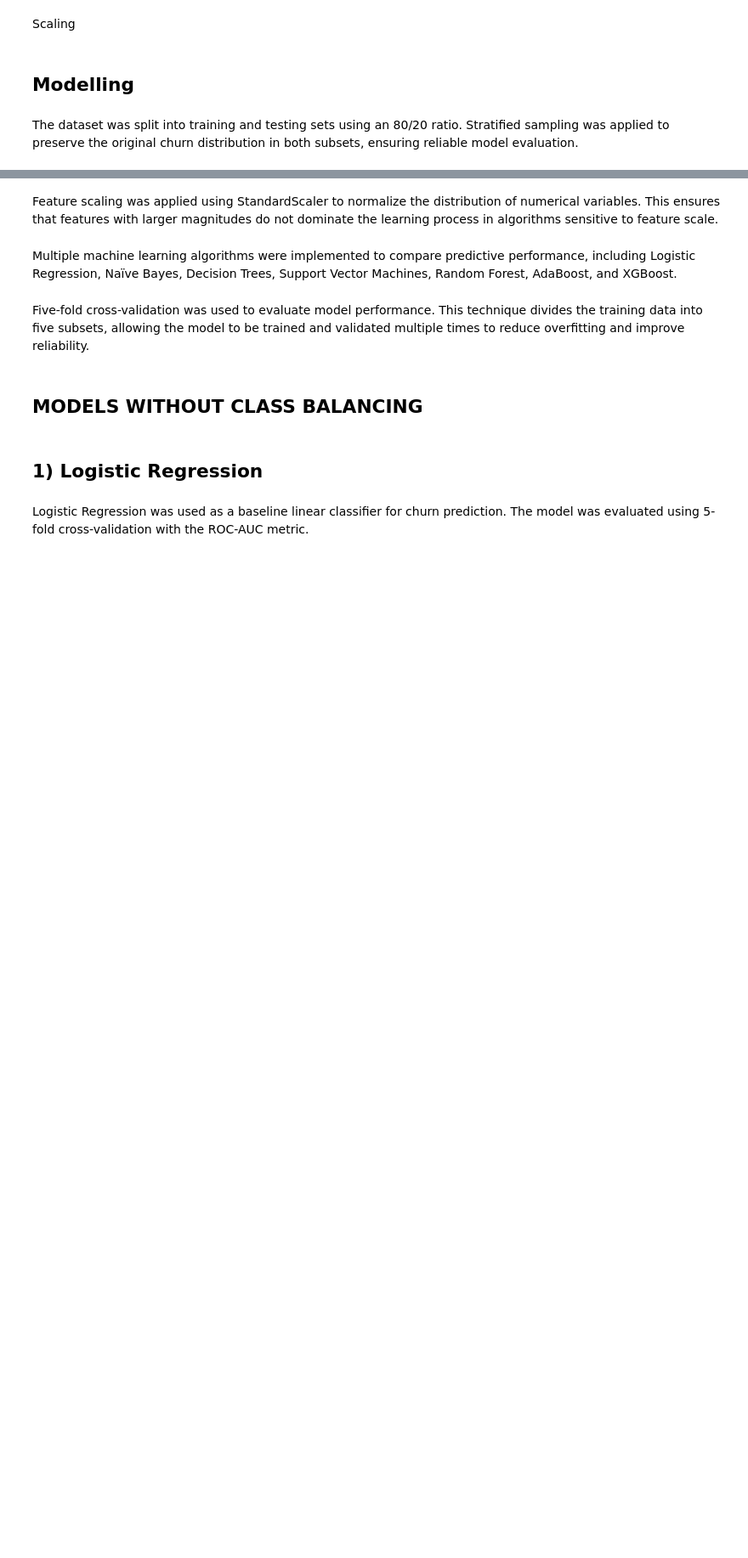
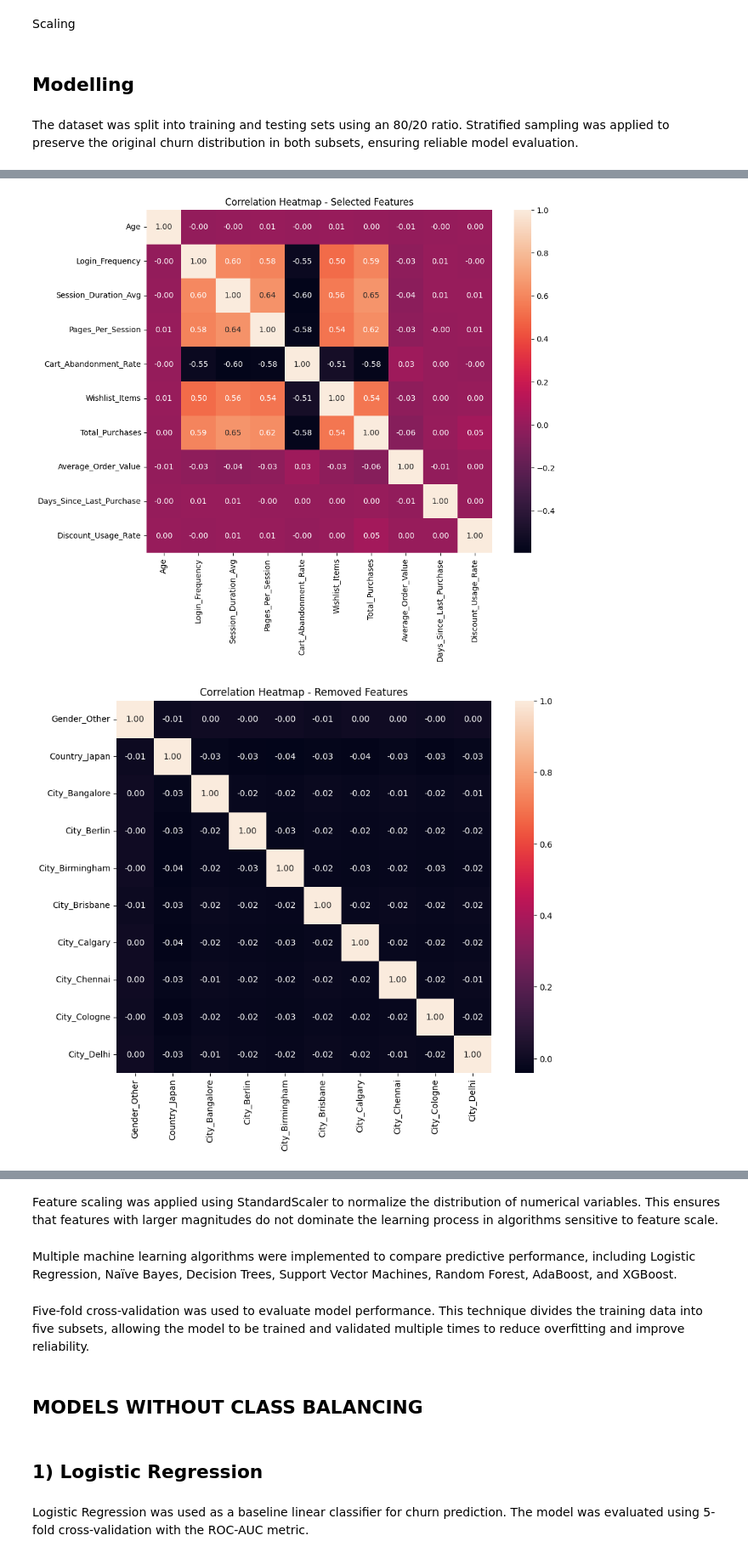
Before and after one commit to rananabil844/W2025, a Jupyter notebook: Bachelor.ipynb, the cells around one changed output, grey strips where cells are left out. Shown at 85% size. Saved outputs shown, nothing was run; the diff lists cells and outputs as text; code cells hidden in the pictures; blank space fills up the shorter version.

```diff
--- a/Bachelor.ipynb
+++ b/Bachelor.ipynb
@@ -777,0 +771,20 @@ X_train, X_test, y_train, y_test = train_test_split(
+# %%
+from sklearn.ensemble import RandomForestClassifier
+from sklearn.feature_selection import SelectFromModel # Added this import
+
+selector_model = RandomForestClassifier(random_state=42)
+selector_model.fit(X_train, y_train)
+
+importances = pd.Series(selector_model.feature_importances_, index=X_train.columns)
+
+selector = SelectFromModel(selector_model, threshold='median')
+
+X_train_selected = selector.transform(X_train)
+X_test_selected = selector.transform(X_test)
+
+# 3. Show selected/removed features
+selected_features = X_train.columns[selector.get_support()]
+removed_features = X_train.columns[~selector.get_support()]
+
+print("Selected Features:", selected_features)
+print("Removed Features:", removed_features)
@@ -777,0 +826,26 @@ X_train, X_test, y_train, y_test = train_test_split(
+# %%
+selected_features = X_train.columns[selector.get_support()]
+removed_features = X_train.columns[~selector.get_support()]
+X_selected_df = pd.DataFrame(X_train_selected, columns=selected_features)
+X_removed_df = X_train[removed_features]
+corr_selected = X_selected_df.corr()
+corr_removed = X_removed_df.corr()
+import matplotlib.pyplot as plt
+import seaborn as sns
+
+# Heatmap for selected features
+plt.figure(figsize=(10, 8))
+top_features = selected_features[:10]
+sns.heatmap(X_selected_df[top_features].corr(), annot=True, fmt=".2f")
+plt.title("Correlation Heatmap - Selected Features")
+plt.show()
+
+# Heatmap for removed features
+plt.figure(figsize=(10, 8))
+top_features = removed_features[:10]
+sns.heatmap(X_removed_df[top_features].corr(), annot=True, fmt=".2f")
+plt.title("Correlation Heatmap - Removed Features")
+plt.show()
+# %% [output]
+[figure, added]
+[figure, added]
```
Also changed, not shown: parts of 14 cells of this notebook.
